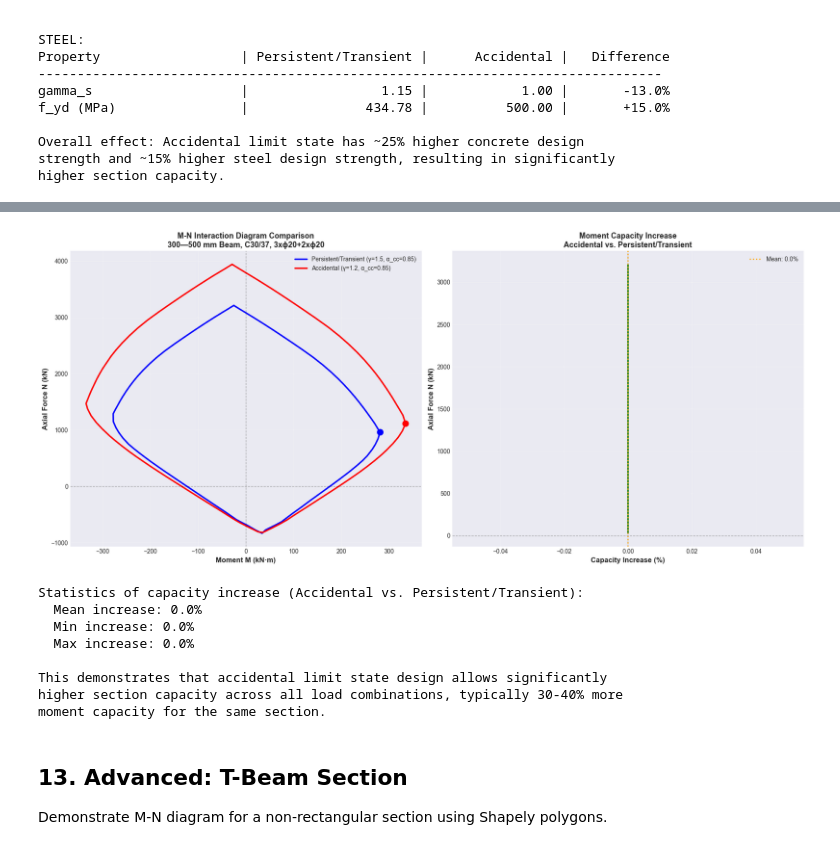
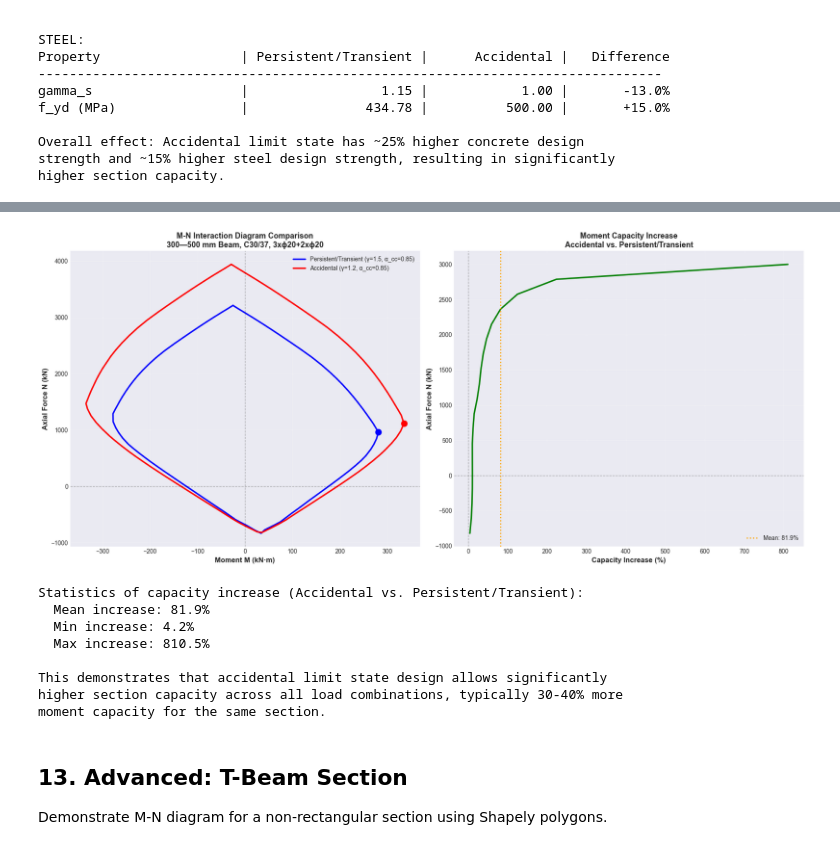
Before and after one commit to jsb2505/section_design_checks, a Jupyter notebook: examples/m_n_interaction_diagram_tutorial.ipynb, the cells around one changed output, grey strips where cells are left out. Drawn from its saved outputs; the diff is of its cells as text; code cells hidden in the pictures.

Commit message:
lots of test fixes. added hook_ref arg.

```diff
--- a/examples/m_n_interaction_diagram_tutorial.ipynb
+++ b/examples/m_n_interaction_diagram_tutorial.ipynb
@@ -850,8 +850,8 @@ capacity_ratios = []
 N_plot = []
 
 for N_test in N_test_levels:
-    M_pers_at_N = diagram_persistent.get_capacity_fixed_n(N_test)[0]
-    M_acc_at_N = diagram_accidental.get_capacity_fixed_n(N_test)[0]
+    M_pers_at_N = diagram_persistent.get_capacity_fixed_n(N_test)[1]  # [1] for M_Rd_pos
+    M_acc_at_N = diagram_accidental.get_capacity_fixed_n(N_test)[1]   # [1] for M_Rd_pos
 
     if M_pers_at_N is not None and M_acc_at_N is not None and M_pers_at_N > 0:
         ratio = (M_acc_at_N / M_pers_at_N - 1) * 100  # Percentage increase
@@ -860,38 +860,38 @@ for N_test in N_test_levels:
 
 ax2 = axes[1]
 ax2.plot(capacity_ratios, N_plot, 'g-', linewidth=2.5)
 ax2.axvline(x=0, color='k', linestyle='--', alpha=0.3, linewidth=1)
 ax2.axhline(y=0, color='k', linestyle='--', alpha=0.3, linewidth=1)
 
 # Shade the typical range
 mean_increase = np.mean(capacity_ratios)
 ax2.axvline(x=mean_increase, color='orange', linestyle=':', linewidth=2,
            label=f'Mean: {mean_increase:.1f}%')
 
 ax2.set_xlabel('Capacity Increase (%)', fontsize=12, fontweight='bold')
 ax2.set_ylabel('Axial Force N (kN)', fontsize=12, fontweight='bold')
 ax2.set_title('Moment Capacity Increase\nAccidental vs. Persistent/Transient',
               fontsize=13, fontweight='bold')
 ax2.grid(True, alpha=0.3)
 ax2.legend(loc='best', fontsize=10)
 
 plt.tight_layout()
 plt.show()
 
 print(f"\nStatistics of capacity increase (Accidental vs. Persistent/Transient):")
 print(f"  Mean increase: {mean_increase:.1f}%")
 print(f"  Min increase: {min(capacity_ratios):.1f}%")
 print(f"  Max increase: {max(capacity_ratios):.1f}%")
 print()
 print("This demonstrates that accidental limit state design allows significantly")
 print("higher section capacity across all load combinations, typically 30-40% more")
 print("moment capacity for the same section.")
 # %% [output]
-[figure, old version]
+[figure, new version]
 Statistics of capacity increase (Accidental vs. Persistent/Transient):
-  Mean increase: 0.0%
-  Min increase: 0.0%
-  Max increase: 0.0%
+  Mean increase: 81.9%
+  Min increase: 4.2%
+  Max increase: 810.5%
 
 This demonstrates that accidental limit state design allows significantly
 higher section capacity across all load combinations, typically 30-40% more
```
Also changed, not shown: parts of 3 cells of this notebook, 18 other files.
